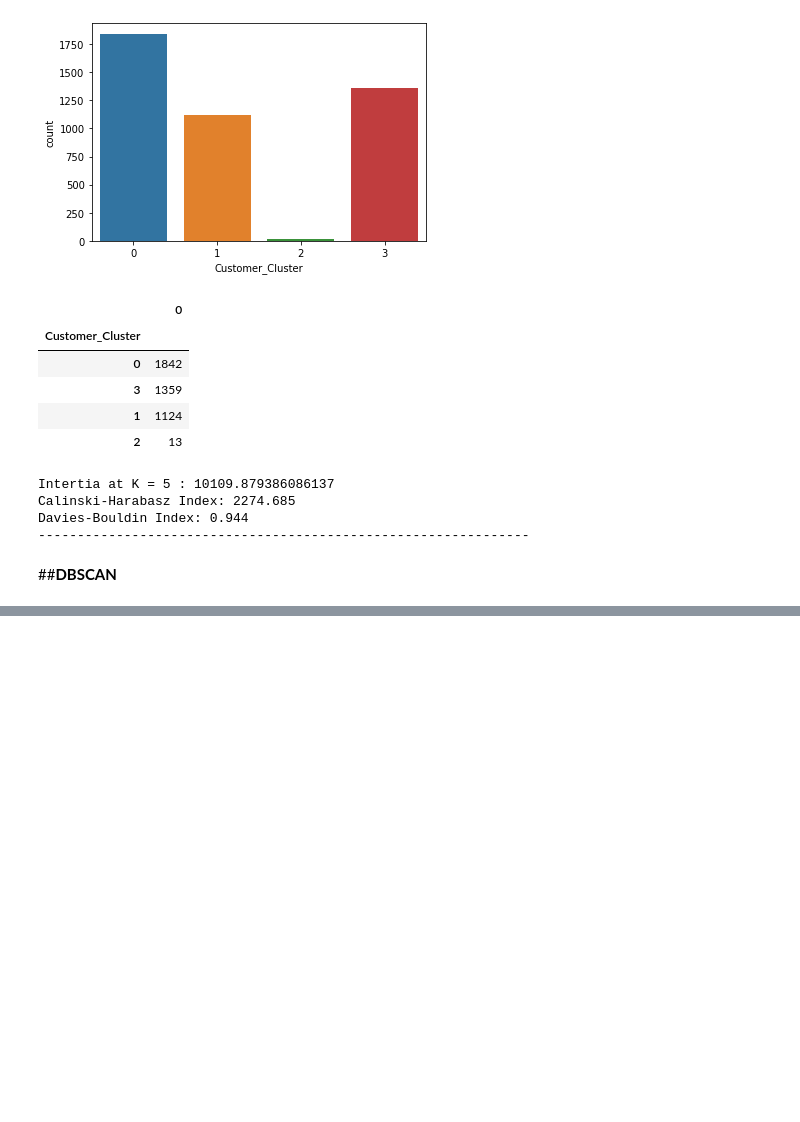
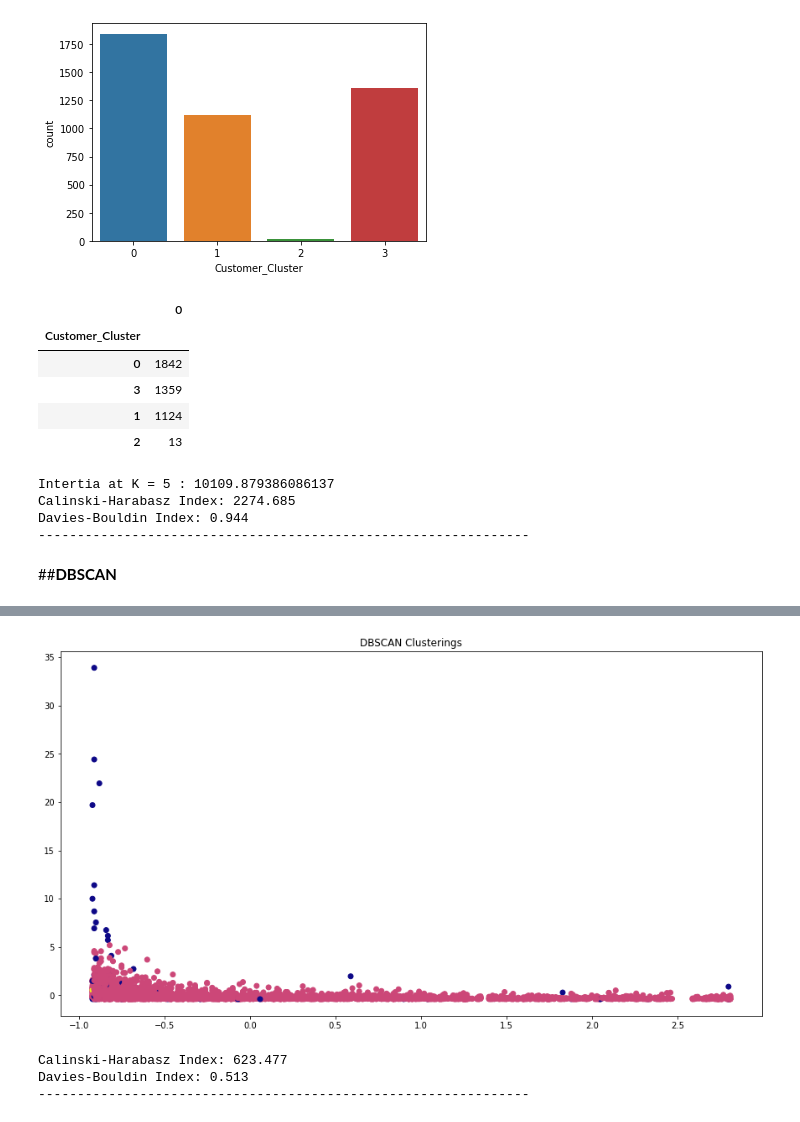
Before and after one commit to Mmbsaksd/Customer-segmentation, a Jupyter notebook: Customer_Segmentation.ipynb, the cells around one changed output, grey strips where cells are left out. Saved outputs shown, nothing was run; the diff lists cells and outputs as text; code cells hidden in the pictures; blank space fills up the shorter version.

```diff
--- a/Customer_Segmentation.ipynb
+++ b/Customer_Segmentation.ipynb
@@ -652,0 +669,8 @@ plt.scatter(x[:,0],x[:,1], c=y_pred)
+# %%
+#Plot Cluster
+plt.figure(figsize=(15,8))
+plt.scatter(x[:,0], x[:,1], c=label, cmap="plasma")
+plt.title("DBSCAN Clusterings")
+plt.show()
+# %% [output]
+[figure, added]
@@ -652,0 +682,10 @@ plt.scatter(x[:,0],x[:,1], c=y_pred)
+# %%
+#Model Evaluation of KMeans
+labels = dbscan.labels_
+print("Calinski-Harabasz Index: %0.3f" % calinski_harabasz_score(x, labels))
+print("Davies-Bouldin Index: %0.3f" % davies_bouldin_score(x, labels))
+print("---------------------------------------------------------------")
+# %% [output]
+Calinski-Harabasz Index: 623.477
+Davies-Bouldin Index: 0.513
+---------------------------------------------------------------
```
Also changed, not shown: parts of 9 cells of this notebook.
